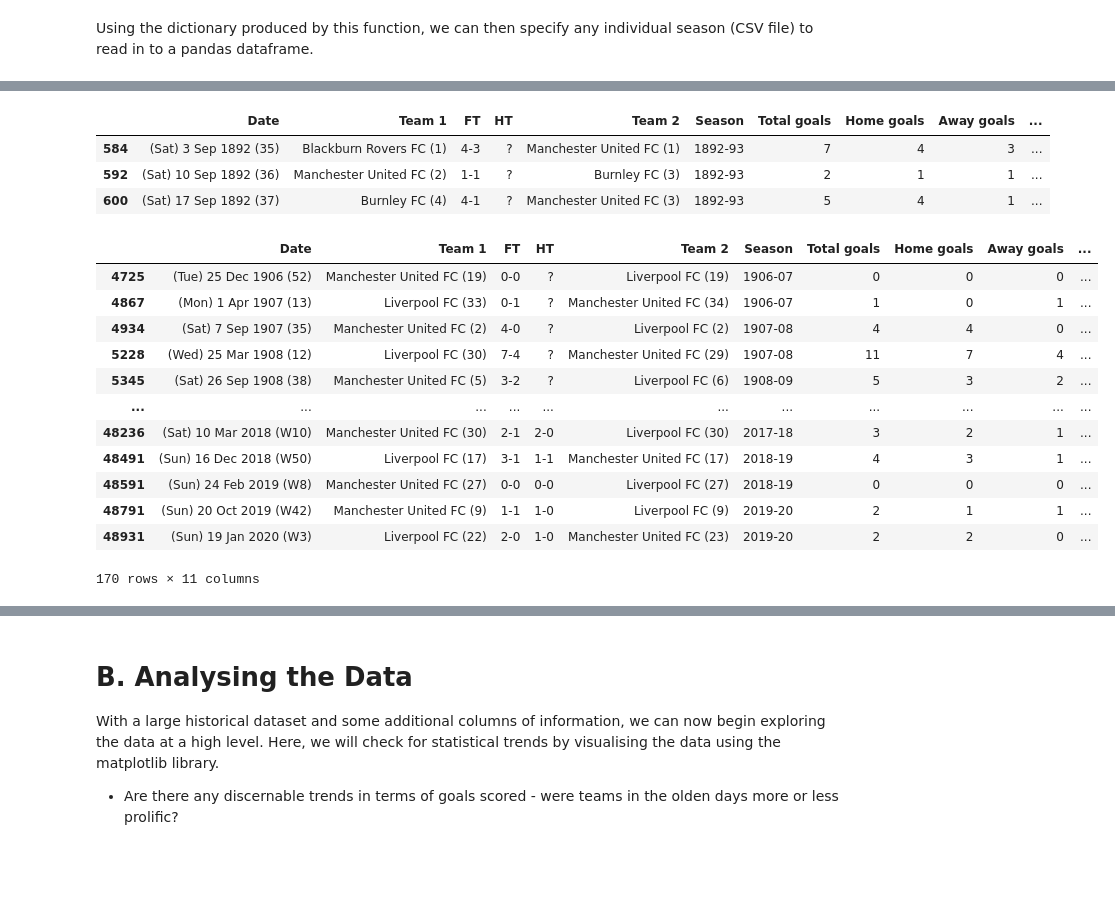
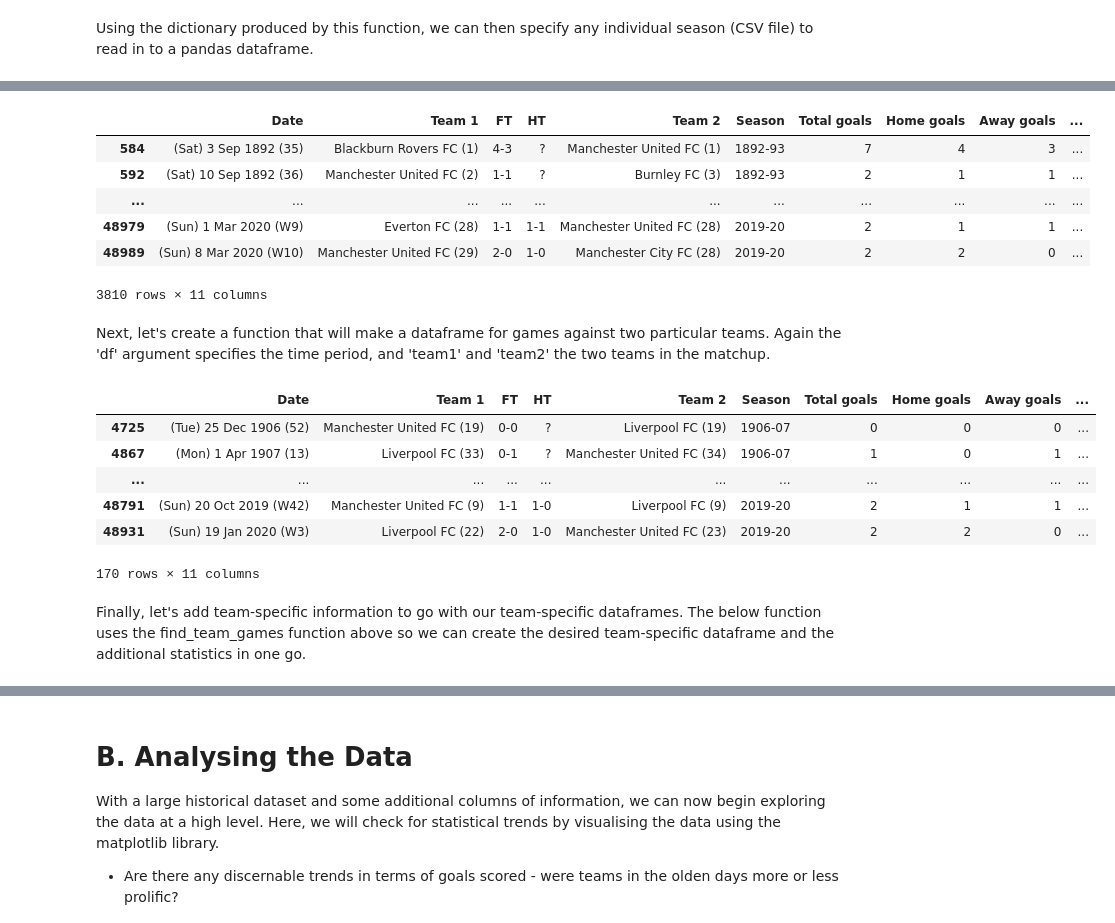
Before and after one commit to bw20/Data_insights, a Jupyter notebook: Football_analysis.ipynb, the cells around one changed output, grey strips where cells are left out. Cells and saved outputs as stored; diff of their text form; code cells hidden in the pictures; blank space fills up the shorter version.

```diff
--- a/Football_analysis.ipynb
+++ b/Football_analysis.ipynb
@@ -87,9 +89,14 @@ def create_df(season):
     df = pd.read_csv(all_seasons['df_eng_' + season])
     return df
 
+#for the sake of readability, this function will display a certain amount of rows in the df
+def display_n(df,n):
+    with pd.option_context('display.max_rows',n*2):
+        display(df)
+
 #For example, here's a snapshot of the 2014-15 Premier League season:
 EPL_14_15 = create_df('2014-15')
-EPL_14_15.head(3)
+display_n(EPL_14_15, 2)
 # %% [output]
 |  | Round | Date | Team 1 | FT | HT | Team 2 |
 | 0 | ? | (Sat) 16 Aug 2014 (W33) | Arsenal FC (1) | 2-1 | 1-1 | Crystal Palace FC (1) |
@@ -208,34 +209,37 @@ def find_team_games(df, name):
     games = df.loc[(df['Team 1'].str.contains(name, re.compile('(\d)|(\d\d)')) == True) | (df['Team 2'].str.contains(name, re.compile('(\d)|(\d\d)')) == True)]
     return games
 
-#Let's find Manchester United results
+#Let's find Manchester United's results
 df = find_team_games(merged_df,'Manchester United')
-df.head(3)
+display_n(df, 2)
 # %% [output]
 |  | Date | Team 1 | FT | HT | Team 2 | Season | Total goals | Home goals | Away goals | ... |
 | 584 | (Sat) 3 Sep 1892 (35) | Blackburn Rovers FC (1) | 4-3 | ? | Manchester United FC (1) | 1892-93 | 7 | 4 | 3 | ... |
 | 592 | (Sat) 10 Sep 1892 (36) | Manchester United FC (2) | 1-1 | ? | Burnley FC (3) | 1892-93 | 2 | 1 | 1 | ... |
-| 600 | (Sat) 17 Sep 1892 (37) | Burnley FC (4) | 4-1 | ? | Manchester United FC (3) | 1892-93 | 5 | 4 | 1 | ... |
+| ... | ... | ... | ... | ... | ... | ... | ... | ... | ... | ... |
+| 48979 | (Sun) 1 Mar 2020 (W9) | Everton FC (28) | 1-1 | 1-1 | Manchester United FC (28) | 2019-20 | 2 | 1 | 1 | ... |
+| 48989 | (Sun) 8 Mar 2020 (W10) | Manchester United FC (29) | 2-0 | 1-0 | Manchester City FC (28) | 2019-20 | 2 | 2 | 0 | ... |
+3810 rows × 11 columns
+# %% [markdown]
+Next, let's create a function that will make a dataframe for games against two particular teams. Again the 'df' argument specifies the time period, and 'team1' and 'team2' the two teams in the matchup.
 # %%
+#Look up the fixtures for a particular matchup
 def find_matchups(df, team1, team2):
     matchups = df.loc[(df['Team 1'].str.contains((team1), re.compile('(\d)|(\d\d)')) == True) & (df['Team 2'].str.contains((team2), re.compile('(\d)|(\d\d)')) == True) | (df['Team 1'].str.contains((team2), re.compile('(\d)|(\d\d)')) == True) & (df['Team 2'].str.contains((team1), re.compile('(\d)|(\d\d)')) == True)]
     return matchups
 
-#Let's look at the Merseyside derby
-find_matchups(merged_df, 'Manchester United', 'Liverpool')
+#Let's look at the games between Manchester United and Liverpool
+north_west_derby = find_matchups(merged_df, 'Manchester United', 'Liverpool')
+display_n(north_west_derby, 2)
 # %% [output]
 |  | Date | Team 1 | FT | HT | Team 2 | Season | Total goals | Home goals | Away goals | ... |
 | 4725 | (Tue) 25 Dec 1906 (52) | Manchester United FC (19) | 0-0 | ? | Liverpool FC (19) | 1906-07 | 0 | 0 | 0 | ... |
 | 4867 | (Mon) 1 Apr 1907 (13) | Liverpool FC (33) | 0-1 | ? | Manchester United FC (34) | 1906-07 | 1 | 0 | 1 | ... |
-| 4934 | (Sat) 7 Sep 1907 (35) | Manchester United FC (2) | 4-0 | ? | Liverpool FC (2) | 1907-08 | 4 | 4 | 0 | ... |
-| 5228 | (Wed) 25 Mar 1908 (12) | Liverpool FC (30) | 7-4 | ? | Manchester United FC (29) | 1907-08 | 11 | 7 | 4 | ... |
-| 5345 | (Sat) 26 Sep 1908 (38) | Manchester United FC (5) | 3-2 | ? | Liverpool FC (6) | 1908-09 | 5 | 3 | 2 | ... |
 | ... | ... | ... | ... | ... | ... | ... | ... | ... | ... | ... |
-| 48236 | (Sat) 10 Mar 2018 (W10) | Manchester United FC (30) | 2-1 | 2-0 | Liverpool FC (30) | 2017-18 | 3 | 2 | 1 | ... |
-| 48491 | (Sun) 16 Dec 2018 (W50) | Liverpool FC (17) | 3-1 | 1-1 | Manchester United FC (17) | 2018-19 | 4 | 3 | 1 | ... |
-| 48591 | (Sun) 24 Feb 2019 (W8) | Manchester United FC (27) | 0-0 | 0-0 | Liverpool FC (27) | 2018-19 | 0 | 0 | 0 | ... |
 | 48791 | (Sun) 20 Oct 2019 (W42) | Manchester United FC (9) | 1-1 | 1-0 | Liverpool FC (9) | 2019-20 | 2 | 1 | 1 | ... |
 | 48931 | (Sun) 19 Jan 2020 (W3) | Liverpool FC (22) | 2-0 | 1-0 | Manchester United FC (23) | 2019-20 | 2 | 2 | 0 | ... |
 170 rows × 11 columns
+# %% [markdown]
+Finally, let's add team-specific information to go with our team-specific dataframes. The below function uses the find_team_games function above so we can create the desired team-specific dataframe and the additional statistics in one go.
 # %%
 def team_stats(dataframe, team):
```
Also changed, not shown: parts of 17 cells of this notebook.
